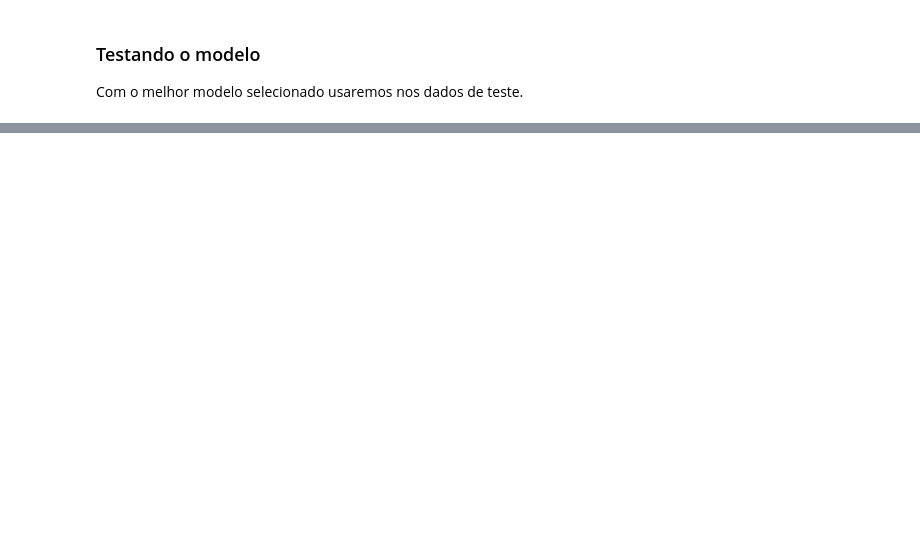
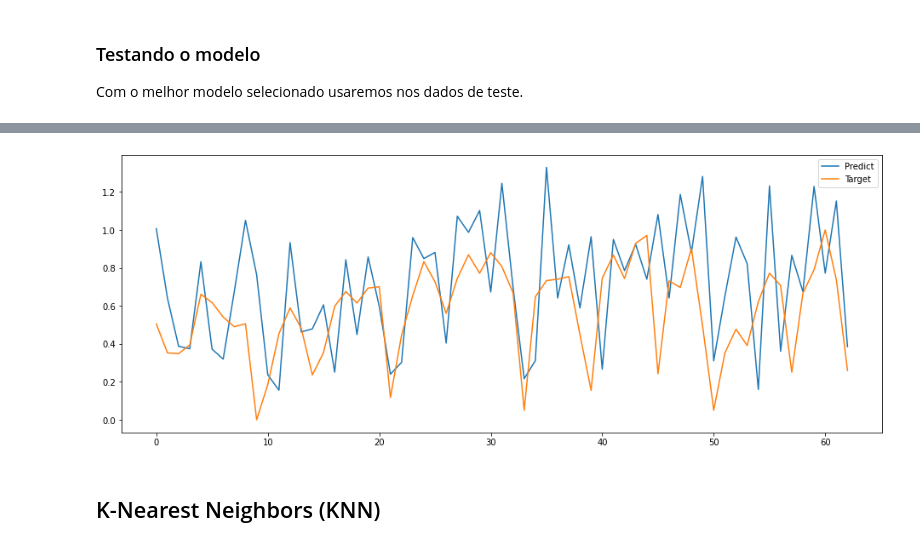
Before and after one commit to bernarducs/code_chunks, a Jupyter notebook: Projeto_Séries_Temporais.ipynb, the cells around one changed output, grey strips where cells are left out. Saved outputs shown, nothing was run; the diff lists cells and outputs as text; code cells hidden in the pictures; blank space fills up the shorter version.

```diff
--- a/Projeto_Séries_Temporais.ipynb
+++ b/Projeto_Séries_Temporais.ipynb
@@ -406,0 +433,12 @@ plt.show()
+# %%
+testPredict_scaled = modelo.predict(X_test_scaled)
+
+plt.figure(figsize=(16, 6))
+plt.plot(testPredict_scaled, label = 'Predict')
+plt.plot(y_test_scaled, label= 'Target')
+plt.legend()
+plt.show()
+# %% [output]
+[figure, added]
+# %% [markdown]
+## K-Nearest Neighbors (KNN)
```
Also changed, not shown: parts of 13 cells of this notebook.
